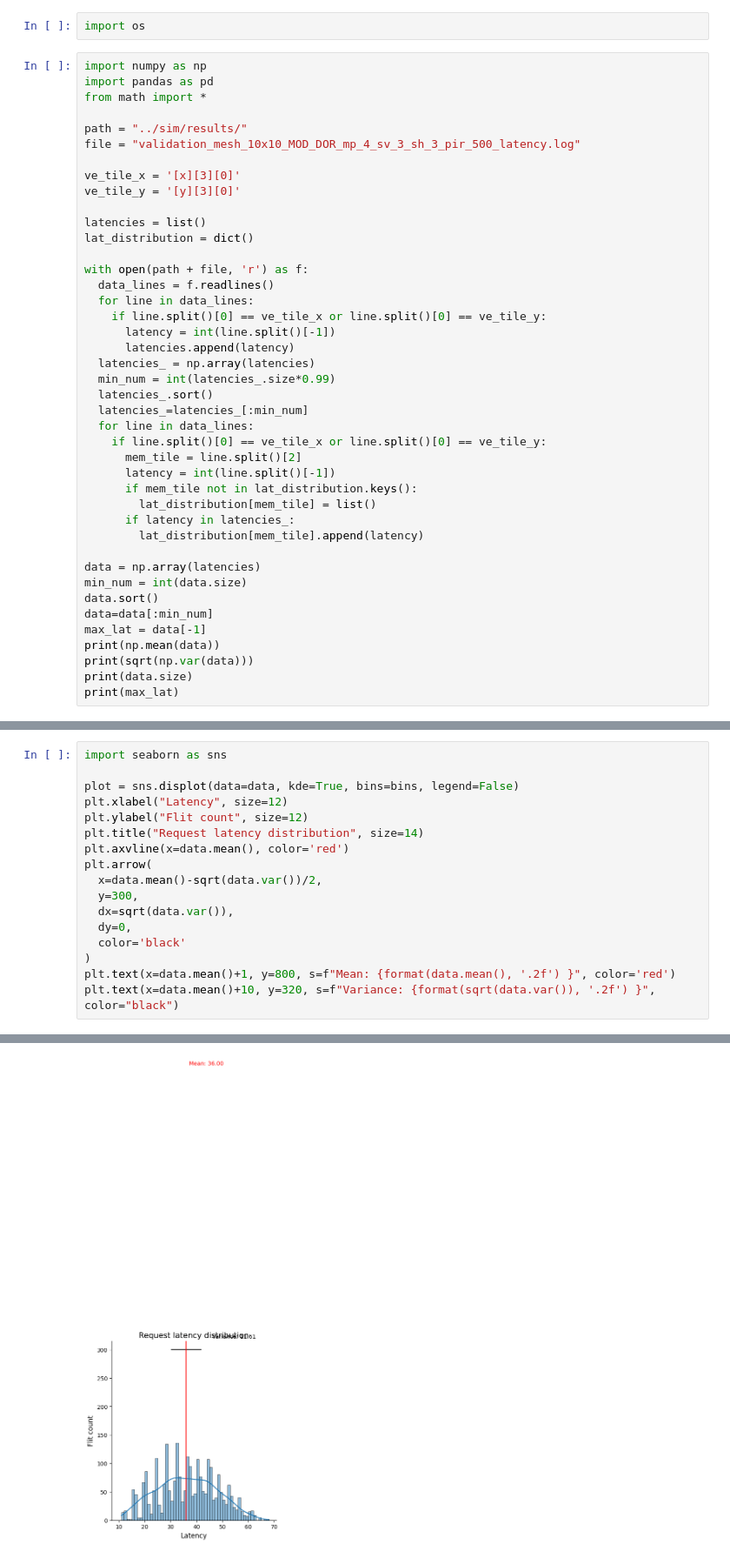
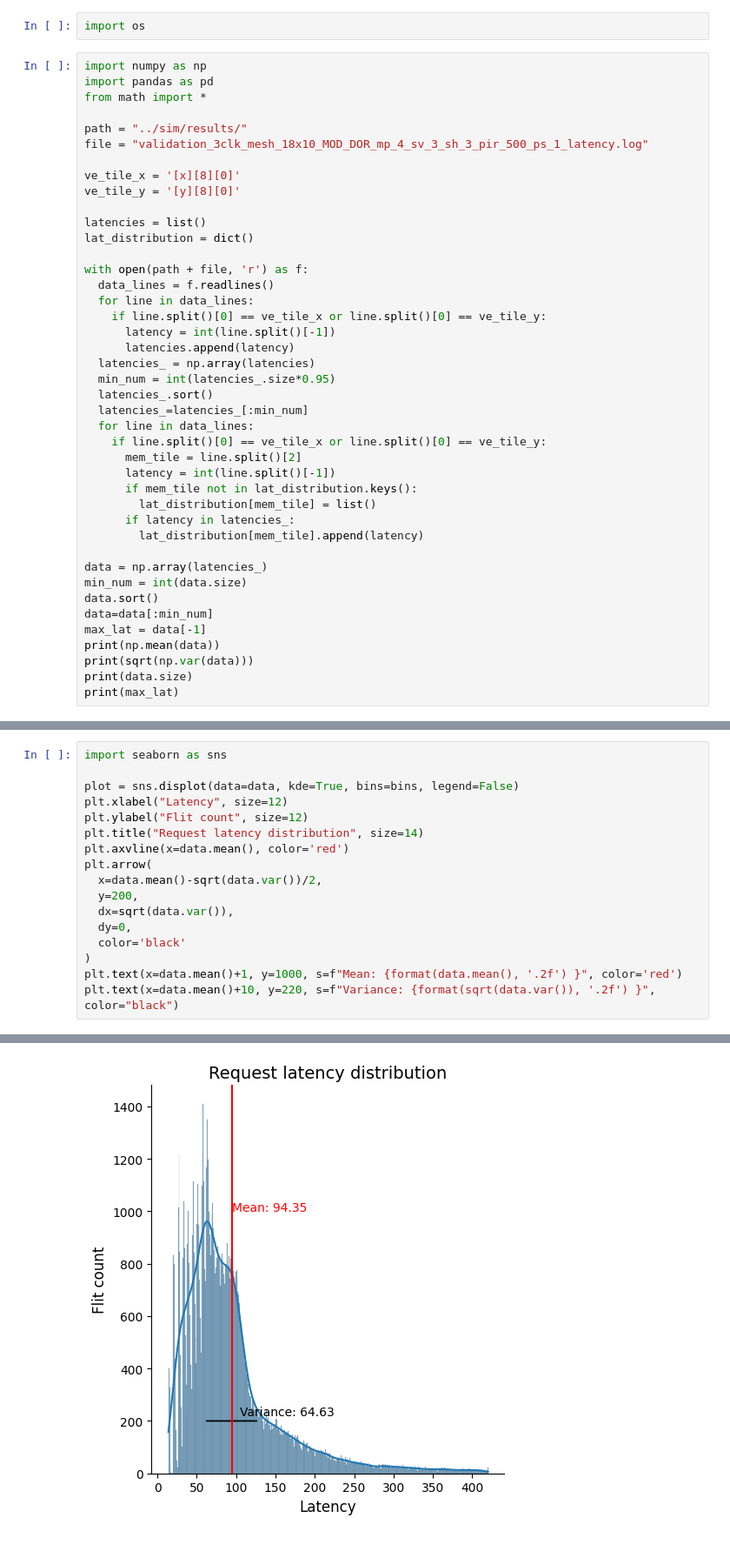
Before and after one commit to DandyForever/noxim, a Jupyter notebook: scripts/latency_stat.ipynb, the cells around one changed output, grey strips where cells are left out. Shown at 87% size. Cells and saved outputs as stored; diff of their text form.

```diff
--- a/scripts/latency_stat.ipynb
+++ b/scripts/latency_stat.ipynb
@@ -6,10 +6,10 @@ import pandas as pd
 from math import *
 
 path = "../sim/results/"
-file = "validation_mesh_10x10_MOD_DOR_mp_4_sv_3_sh_3_pir_500_latency.log"
+file = "validation_3clk_mesh_18x10_MOD_DOR_mp_4_sv_3_sh_3_pir_500_ps_1_latency.log"
 
-ve_tile_x = '[x][3][0]'
-ve_tile_y = '[y][3][0]'
+ve_tile_x = '[x][8][0]'
+ve_tile_y = '[y][8][0]'
 
 latencies = list()
 lat_distribution = dict()
@@ -21,7 +21,7 @@ with open(path + file, 'r') as f:
       latency = int(line.split()[-1])
       latencies.append(latency)
   latencies_ = np.array(latencies)
-  min_num = int(latencies_.size*0.99)
+  min_num = int(latencies_.size*0.95)
   latencies_.sort()
   latencies_=latencies_[:min_num]
   for line in data_lines:
@@ -33,7 +33,7 @@ with open(path + file, 'r') as f:
       if latency in latencies_:
         lat_distribution[mem_tile].append(latency)
 
-data = np.array(latencies)
+data = np.array(latencies_)
 min_num = int(data.size)
 data.sort()
 data=data[:min_num]
@@ -66,11 +66,11 @@ plt.title("Request latency distribution", size=14)
 plt.axvline(x=data.mean(), color='red')
 plt.arrow(
   x=data.mean()-sqrt(data.var())/2,
-  y=300,
+  y=200,
   dx=sqrt(data.var()),
   dy=0,
   color='black'
 )
-plt.text(x=data.mean()+1, y=800, s=f"Mean: {format(data.mean(), '.2f') }", color='red')
-plt.text(x=data.mean()+10, y=320, s=f"Variance: {format(sqrt(data.var()), '.2f') }", color="black")
+plt.text(x=data.mean()+1, y=1000, s=f"Mean: {format(data.mean(), '.2f') }", color='red')
+plt.text(x=data.mean()+10, y=220, s=f"Variance: {format(sqrt(data.var()), '.2f') }", color="black")
 # %% [output]
@@ -78,4 +78,4 @@ Text(46.0016, 320, 'Variance: 11.61')
-[figure, old version]
+[figure, new version]
 # %%
 stat_distribution = dict()
 
```
Also changed, not shown: parts of 3 cells of this notebook, 20 other files.
